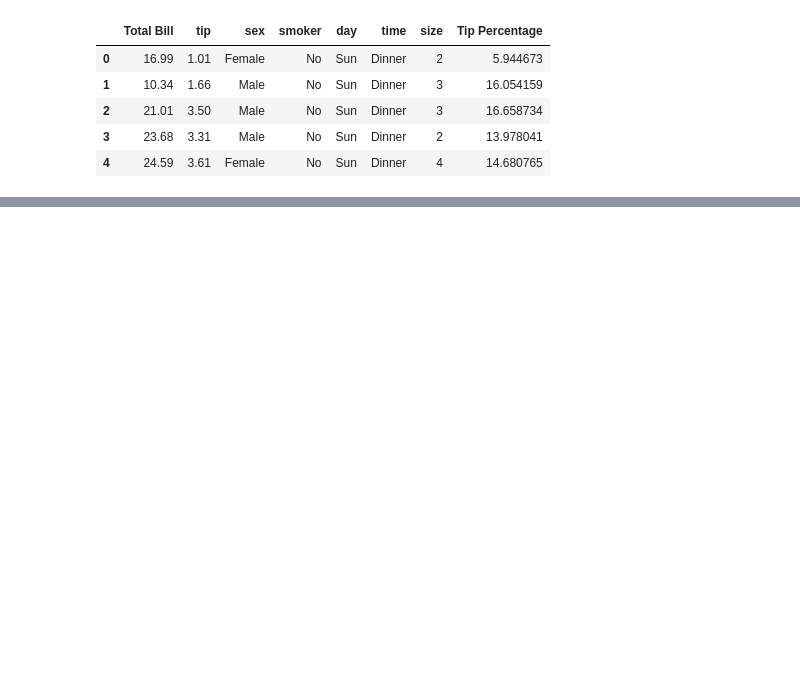
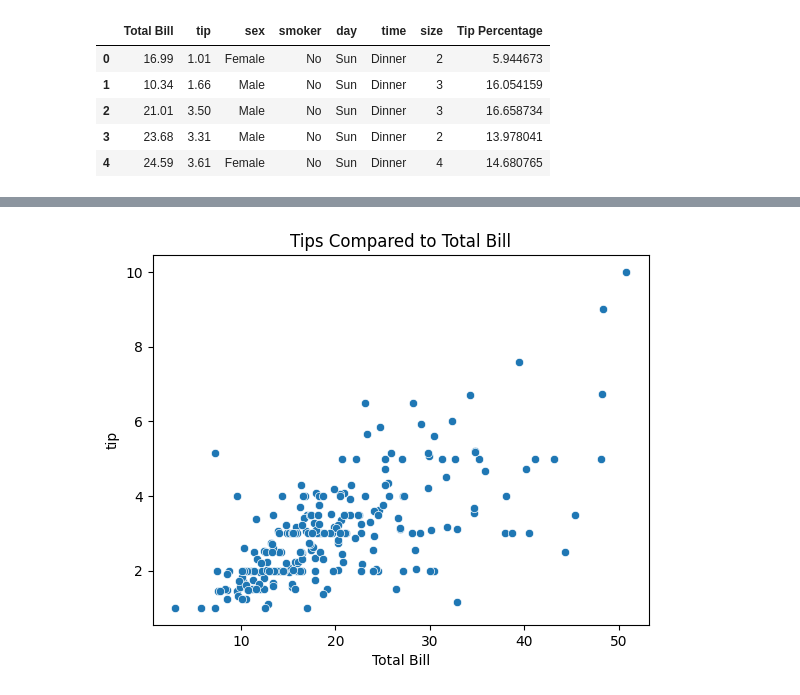
Before and after one commit to tmartin-m/datafun-06-eda, a Jupyter notebook: tmartin_eda.ipynb, the cells around one changed output, grey strips where cells are left out. Drawn from its saved outputs; the diff is of its cells as text; code cells hidden in the pictures; blank space fills up the shorter version.

```diff
--- a/tmartin_eda.ipynb
+++ b/tmartin_eda.ipynb
@@ -163,0 +188,6 @@ tips_df.head()
+# %%
+sns.scatterplot(tips_df, x="Total Bill",y="tip")
+matplotlib.pyplot.title('Tips Compared to Total Bill')
+matplotlib.pyplot.show()
+# %% [output]
+[figure, added]
```
Also changed, not shown: parts of 28 cells of this notebook.
